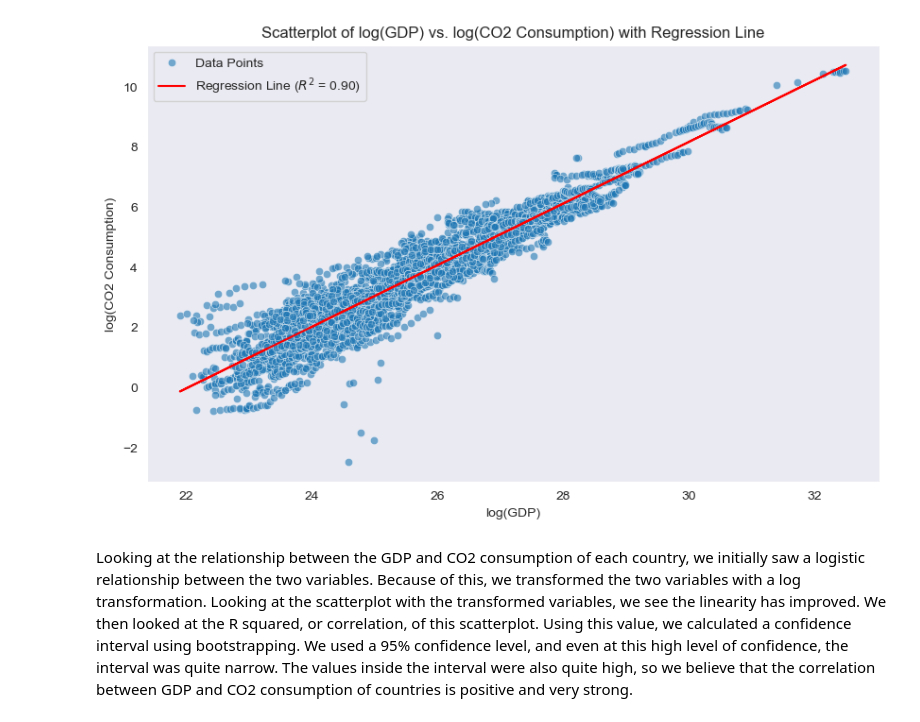
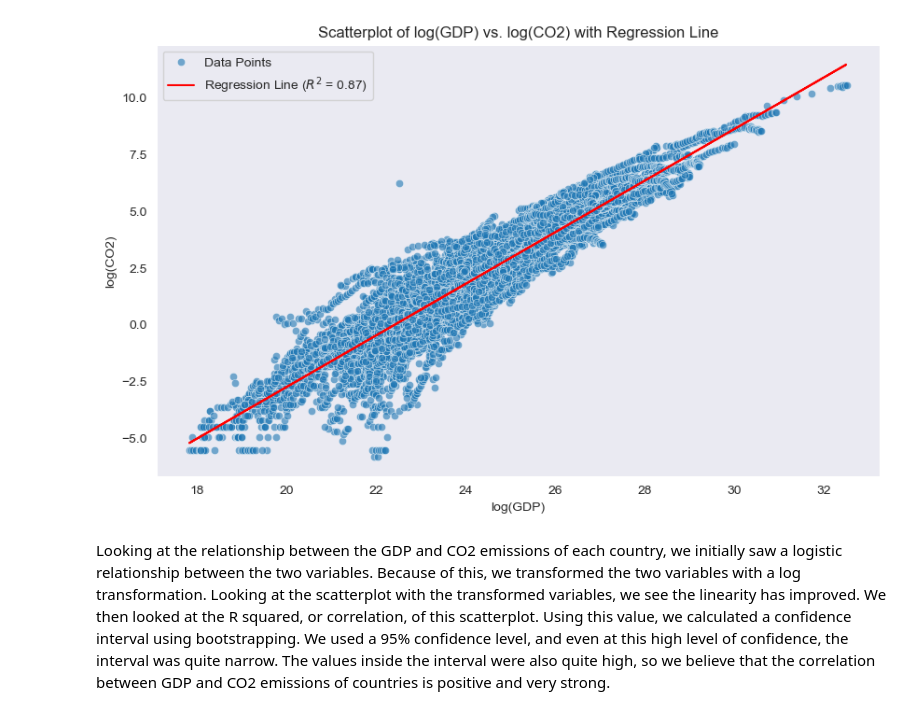
Before and after one commit to kevinthisyear/finalproject_DS2002, a Jupyter notebook: EDA/statistical_analysis.ipynb, the cells around one changed output. Cells and saved outputs as stored; diff of their text form; code cells hidden in the pictures.

```diff
--- a/EDA/statistical_analysis.ipynb
+++ b/EDA/statistical_analysis.ipynb
@@ -34,0 +24,29 @@ plt.show()
+# %%
+import matplotlib.pyplot as plt
+import seaborn as sns
+from sklearn.linear_model import LinearRegression
+from sklearn.metrics import r2_score
+
+cleaned_data = df[~((df['gdp'] == 0) | (df['gdp'].isna()) | (df['gdp'] == ''))]
+gdp = cleaned_data['gdp']
+co2_emissions = cleaned_data['co2']
+
+X = gdp.values.reshape(-1, 1)
+y = co2_emissions.values
+model = LinearRegression()
+model.fit(X, y)
+y_pred = model.predict(X)
+
+# calculate R^2
+r_squared = r2_score(y, y_pred)
+
+# plot
+plt.figure(figsize=(10, 6))
+sns.scatterplot(x=gdp, y=co2_emissions, alpha=0.6, label='Data Points')
+plt.plot(gdp, y_pred, color='red', label=f'Regression Line ($R^2$ = {r_squared:.2f})')
+plt.title('Scatterplot of GDP vs. CO2 with Regression Line')
+plt.xlabel('GDP')
+plt.ylabel('CO2')
+plt.legend()
+plt.grid()
+plt.show()
@@ -35,39 +55,39 @@ plt.show()
 # %%
 import numpy as np
 
 # filter non-positive GDP or CO2 consumption
-cleaned_data = cleaned_data[(cleaned_data['gdp'] > 0) & (cleaned_data['consumption_co2'] > 0)]
+cleaned_data = cleaned_data[(cleaned_data['gdp'] > 0) & (cleaned_data['co2'] > 0)]
 
 # log-transform the data
 cleaned_data['log_gdp'] = np.log(cleaned_data['gdp'])
-cleaned_data['log_consumption_co2'] = np.log(cleaned_data['consumption_co2'])
+cleaned_data['log_co2'] = np.log(cleaned_data['co2'])
 
 # log-transformed data regression
 log_gdp = cleaned_data['log_gdp']
-log_consumption_co2 = cleaned_data['log_consumption_co2']
+log_co2 = cleaned_data['log_co2']
 X_log = log_gdp.values.reshape(-1, 1)
-y_log = log_consumption_co2.values
+y_log = log_co2.values
 
 # linear regression on log-transformed data
 model_log = LinearRegression()
 model_log.fit(X_log, y_log)
 y_pred_log = model_log.predict(X_log)
 
 # calculate R^2
 r_squared_log = r2_score(y_log, y_pred_log)
 
 # plot
 plt.figure(figsize=(10, 6))
-sns.scatterplot(x=log_gdp, y=log_consumption_co2, alpha=0.6, label='Data Points')
+sns.scatterplot(x=log_gdp, y=log_co2, alpha=0.6, label='Data Points')
 plt.plot(log_gdp, y_pred_log, color='red', label=f'Regression Line ($R^2$ = {r_squared_log:.2f})')
-plt.title('Scatterplot of log(GDP) vs. log(CO2 Consumption) with Regression Line')
+plt.title('Scatterplot of log(GDP) vs. log(CO2) with Regression Line')
 plt.xlabel('log(GDP)')
-plt.ylabel('log(CO2 Consumption)')
+plt.ylabel('log(CO2)')
 plt.legend()
 plt.grid()
 
 plt.show()
 # %% [output]
-[figure, old version]
+[figure, new version]
 # %% [markdown]
-Looking at the relationship between the GDP and CO2 consumption of each country, we initially saw a logistic relationship between the two variables. Because of this, we transformed the two variables with a log transformation. Looking at the scatterplot with the transformed variables, we see the linearity has improved. We then looked at the R squared, or correlation, of this scatterplot. Using this value, we calculated a confidence interval using bootstrapping. We used a 95% confidence level, and even at this high level of confidence, the interval was quite narrow. The values inside the interval were also quite high, so we believe that the correlation between GDP and CO2 consumption of countries is positive and very strong.
+Looking at the relationship between the GDP and CO2 emissions of each country, we initially saw a logistic relationship between the two variables. Because of this, we transformed the two variables with a log transformation. Looking at the scatterplot with the transformed variables, we see the linearity has improved. We then looked at the R squared, or correlation, of this scatterplot. Using this value, we calculated a confidence interval using bootstrapping. We used a 95% confidence level, and even at this high level of confidence, the interval was quite narrow. The values inside the interval were also quite high, so we believe that the correlation between GDP and CO2 emissions of countries is positive and very strong.
```
Also changed, not shown: parts of 2 cells of this notebook, 1 other file.
